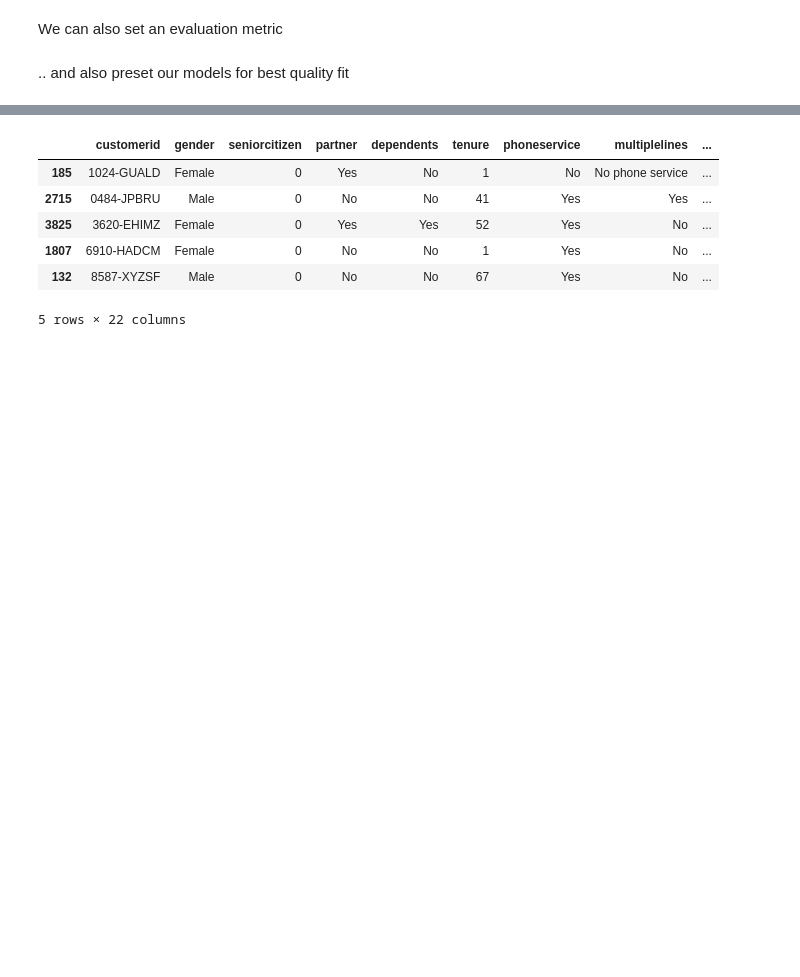
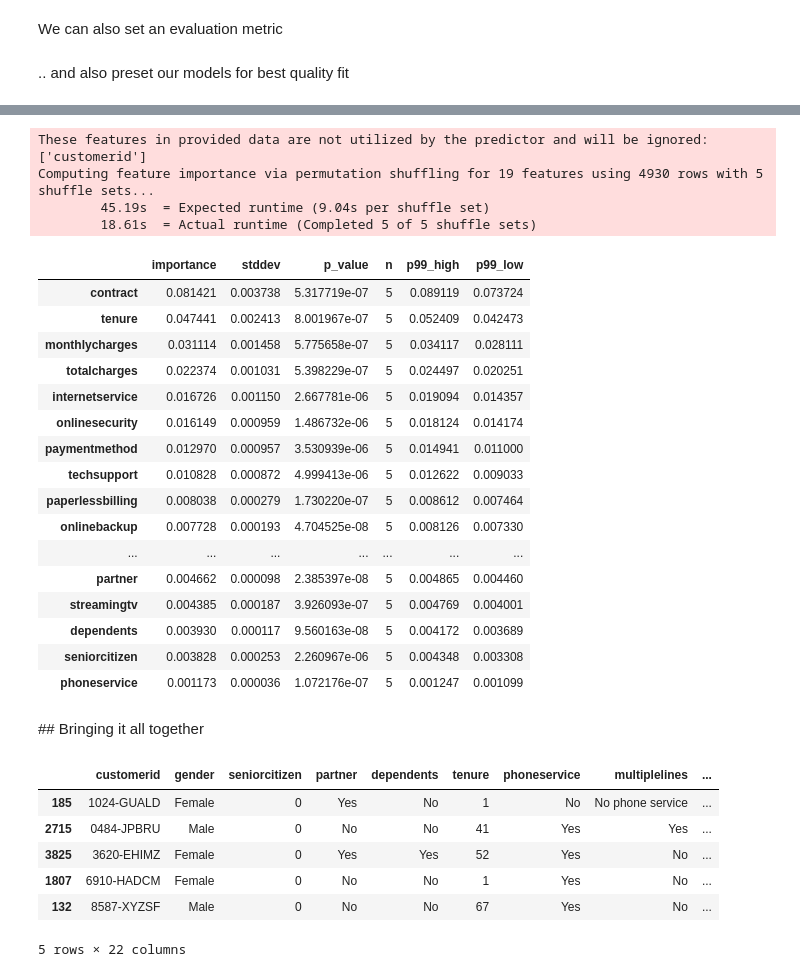
Before and after one commit to gkadeoti/tesco_customer_churn, a Jupyter notebook: experimentation.ipynb, the cells around one changed output, grey strips where cells are left out. Saved outputs shown, nothing was run; the diff lists cells and outputs as text; code cells hidden in the pictures; blank space fills up the shorter version.

```diff
--- a/experimentation.ipynb
+++ b/experimentation.ipynb
@@ -687,3 +744,29 @@ Model building results show only 7 models can complete iteration within time lim
+# %%
+predictor.feature_importance(train_data)
+# %% [output]
+These features in provided data are not utilized by the predictor and will be ignored: ['customerid']
+Computing feature importance via permutation shuffling for 19 features using 4930 rows with 5 shuffle sets...
+        45.19s  = Expected runtime (9.04s per shuffle set)
+        18.61s  = Actual runtime (Completed 5 of 5 shuffle sets)
+|  | importance | stddev | p_value | n | p99_high | p99_low |
+| contract | 0.081421 | 0.003738 | 5.317719e-07 | 5 | 0.089119 | 0.073724 |
+| tenure | 0.047441 | 0.002413 | 8.001967e-07 | 5 | 0.052409 | 0.042473 |
+| monthlycharges | 0.031114 | 0.001458 | 5.775658e-07 | 5 | 0.034117 | 0.028111 |
+| totalcharges | 0.022374 | 0.001031 | 5.398229e-07 | 5 | 0.024497 | 0.020251 |
+| internetservice | 0.016726 | 0.001150 | 2.667781e-06 | 5 | 0.019094 | 0.014357 |
+| onlinesecurity | 0.016149 | 0.000959 | 1.486732e-06 | 5 | 0.018124 | 0.014174 |
+| paymentmethod | 0.012970 | 0.000957 | 3.530939e-06 | 5 | 0.014941 | 0.011000 |
+| techsupport | 0.010828 | 0.000872 | 4.999413e-06 | 5 | 0.012622 | 0.009033 |
+| paperlessbilling | 0.008038 | 0.000279 | 1.730220e-07 | 5 | 0.008612 | 0.007464 |
+| onlinebackup | 0.007728 | 0.000193 | 4.704525e-08 | 5 | 0.008126 | 0.007330 |
+| ... | ... | ... | ... | ... | ... | ... |
+| partner | 0.004662 | 0.000098 | 2.385397e-08 | 5 | 0.004865 | 0.004460 |
+| streamingtv | 0.004385 | 0.000187 | 3.926093e-07 | 5 | 0.004769 | 0.004001 |
+| dependents | 0.003930 | 0.000117 | 9.560163e-08 | 5 | 0.004172 | 0.003689 |
+| seniorcitizen | 0.003828 | 0.000253 | 2.260967e-06 | 5 | 0.004348 | 0.003308 |
+| phoneservice | 0.001173 | 0.000036 | 1.072176e-07 | 5 | 0.001247 | 0.001099 |
+# %% [markdown]
+## Bringing it all together
 # %%
 test_data["predicted_churn"] = y_pred
 # %%
```
Also changed, not shown: parts of 62 cells of this notebook, 36 other files.
